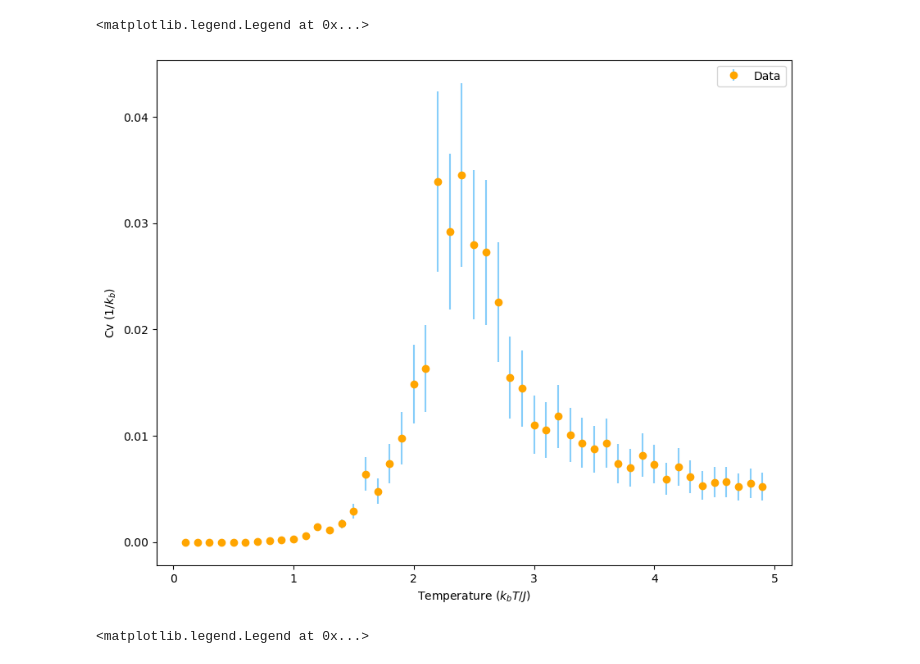
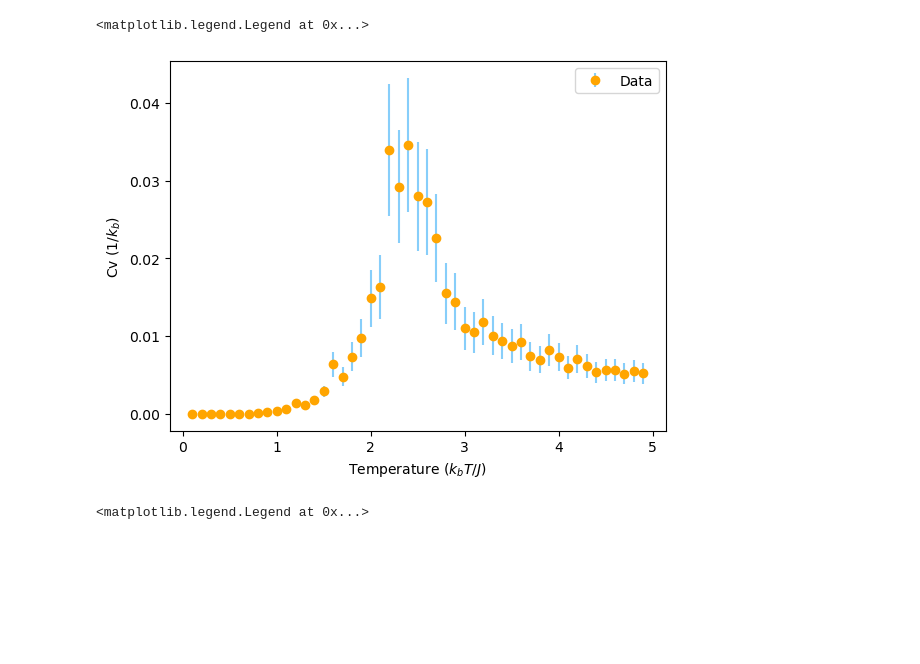
Before and after one commit to pdparakh108/ising, a Jupyter notebook: N_convergence.ipynb, the cells around one changed output. Drawn from its saved outputs; the diff is of its cells as text; code cells hidden in the pictures; blank space fills up the shorter version.

```diff
--- a/N_convergence.ipynb
+++ b/N_convergence.ipynb
@@ -15,15 +15,14 @@ def get_cv(data):
     cv = 1/data["Temp"] * data["E_std"]**2
     return cv
 # %%
-fig = plt.figure(figsize= (10, 8))
 plt.errorbar(em["Temp"], get_cv(em), yerr = error(get_cv(em)),fmt="o",ecolor = "lightskyblue", color = "orange", label= "Data")
 
 plt.xlabel("Temperature ($k_bT/J$)")
 plt.ylabel("Cv ($1/k_b$)")
 plt.legend()
 # %% [output]
 <matplotlib.legend.Legend at 0x...>
-[figure, old version]
+[figure, new version]
 # %%
 def exponential_growth(x, k, A):
     return A*np.exp(x / k)
```
Also changed, not shown: parts of 1 cell of this notebook, 4 other files.
